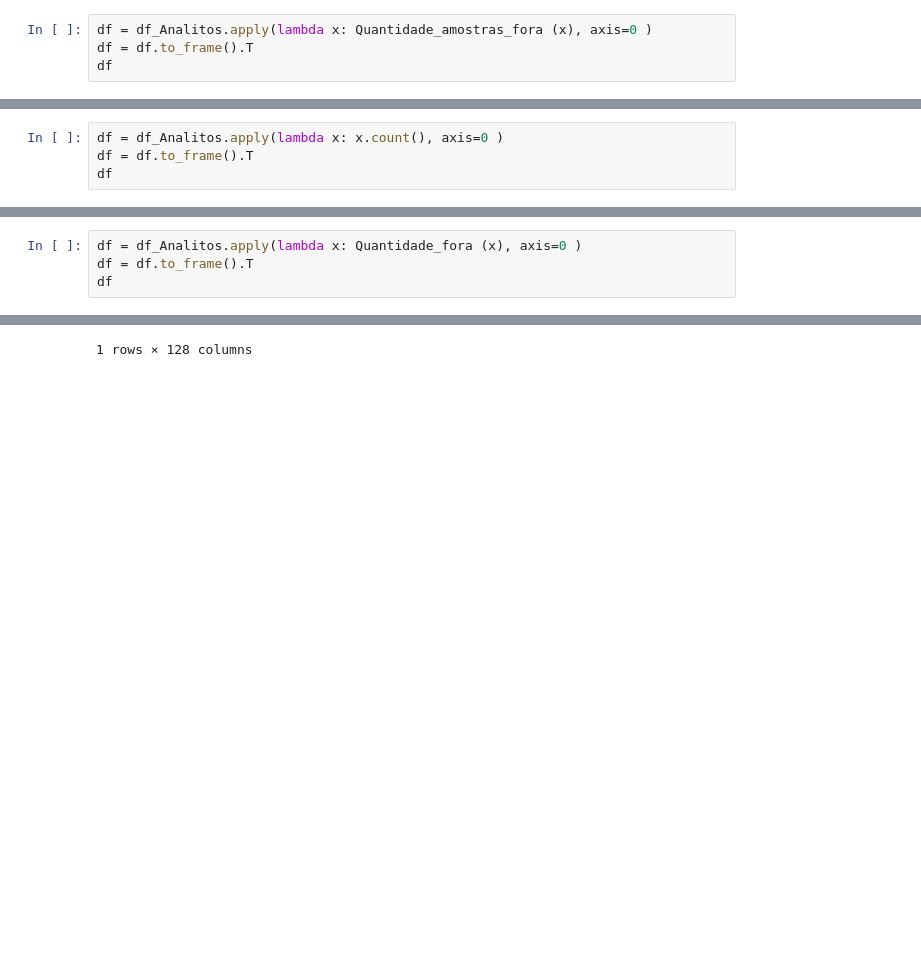
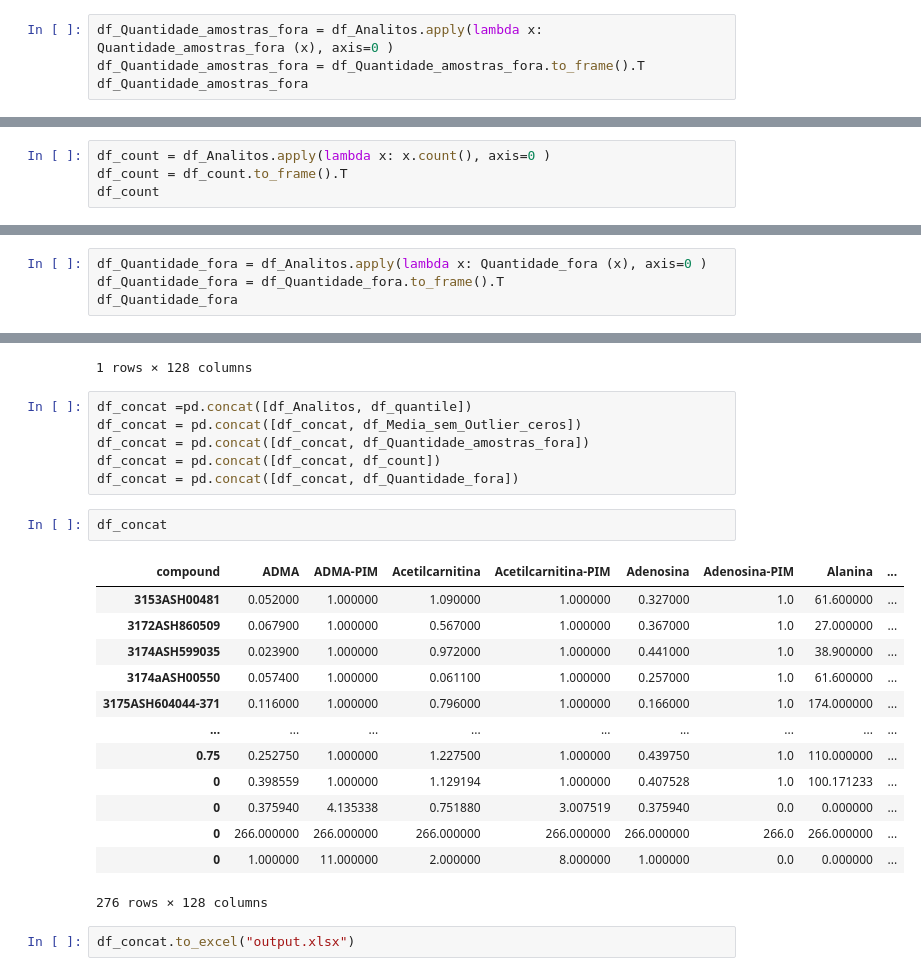
Before and after one commit to piruvari/practica_python, a Jupyter notebook: Outliers_Analitos.ipynb, the cells around one changed output, grey strips where cells are left out. Drawn from its saved outputs; the diff is of its cells as text; blank space fills up the shorter version.

```diff
--- a/Outliers_Analitos.ipynb
+++ b/Outliers_Analitos.ipynb
@@ -99,26 +101,50 @@ df
 | 0 | 0.398559 | 1.0 | 1.129194 | 1.0 | 0.407528 | 1.0 | 100.171233 | ... |
 1 rows × 128 columns
 # %%
-df = df_Analitos.apply(lambda x: Quantidade_amostras_fora (x), axis=0 )
-df = df.to_frame().T
-df
+df_Quantidade_amostras_fora = df_Analitos.apply(lambda x: Quantidade_amostras_fora (x), axis=0 )
+df_Quantidade_amostras_fora = df_Quantidade_amostras_fora.to_frame().T
+df_Quantidade_amostras_fora
 # %% [output]
 | compound | ADMA | ADMA-PIM | Acetilcarnitina | Acetilcarnitina-PIM | Adenosina | Adenosina-PIM | Alanina | ... |
 | 0 | 0.37594 | 4.135338 | 0.75188 | 3.007519 | 0.37594 | 0.0 | 0.0 | ... |
 1 rows × 128 columns
 # %%
-df = df_Analitos.apply(lambda x: x.count(), axis=0 )
-df = df.to_frame().T
-df
+df_count = df_Analitos.apply(lambda x: x.count(), axis=0 )
+df_count = df_count.to_frame().T
+df_count
 # %% [output]
 | compound | ADMA | ADMA-PIM | Acetilcarnitina | Acetilcarnitina-PIM | Adenosina | Adenosina-PIM | Alanina | ... |
 | 0 | 266 | 266 | 266 | 266 | 266 | 266 | 266 | ... |
 1 rows × 128 columns
 # %%
-df = df_Analitos.apply(lambda x: Quantidade_fora (x), axis=0 )
-df = df.to_frame().T
-df
+df_Quantidade_fora = df_Analitos.apply(lambda x: Quantidade_fora (x), axis=0 )
+df_Quantidade_fora = df_Quantidade_fora.to_frame().T
+df_Quantidade_fora
 # %% [output]
 | compound | ADMA | ADMA-PIM | Acetilcarnitina | Acetilcarnitina-PIM | Adenosina | Adenosina-PIM | Alanina | ... |
 | 0 | 1 | 11 | 2 | 8 | 1 | 0 | 0 | ... |
 1 rows × 128 columns
+# %%
+df_concat =pd.concat([df_Analitos, df_quantile])
+df_concat = pd.concat([df_concat, df_Media_sem_Outlier_ceros])
+df_concat = pd.concat([df_concat, df_Quantidade_amostras_fora])
+df_concat = pd.concat([df_concat, df_count])
+df_concat = pd.concat([df_concat, df_Quantidade_fora])
+# %%
+df_concat
+# %% [output]
+| compound | ADMA | ADMA-PIM | Acetilcarnitina | Acetilcarnitina-PIM | Adenosina | Adenosina-PIM | Alanina | ... |
+| 3153ASH00481 | 0.052000 | 1.000000 | 1.090000 | 1.000000 | 0.327000 | 1.0 | 61.600000 | ... |
+| 3172ASH860509 | 0.067900 | 1.000000 | 0.567000 | 1.000000 | 0.367000 | 1.0 | 27.000000 | ... |
+| 3174ASH599035 | 0.023900 | 1.000000 | 0.972000 | 1.000000 | 0.441000 | 1.0 | 38.900000 | ... |
+| 3174aASH00550 | 0.057400 | 1.000000 | 0.061100 | 1.000000 | 0.257000 | 1.0 | 61.600000 | ... |
+| 3175ASH604044-371 | 0.116000 | 1.000000 | 0.796000 | 1.000000 | 0.166000 | 1.0 | 174.000000 | ... |
+| ... | ... | ... | ... | ... | ... | ... | ... | ... |
+| 0.75 | 0.252750 | 1.000000 | 1.227500 | 1.000000 | 0.439750 | 1.0 | 110.000000 | ... |
+| 0 | 0.398559 | 1.000000 | 1.129194 | 1.000000 | 0.407528 | 1.0 | 100.171233 | ... |
+| 0 | 0.375940 | 4.135338 | 0.751880 | 3.007519 | 0.375940 | 0.0 | 0.000000 | ... |
+| 0 | 266.000000 | 266.000000 | 266.000000 | 266.000000 | 266.000000 | 266.0 | 266.000000 | ... |
+| 0 | 1.000000 | 11.000000 | 2.000000 | 8.000000 | 1.000000 | 0.0 | 0.000000 | ... |
+276 rows × 128 columns
+# %%
+df_concat.to_excel("output.xlsx")
```
Also changed, not shown: parts of 2 cells of this notebook.
